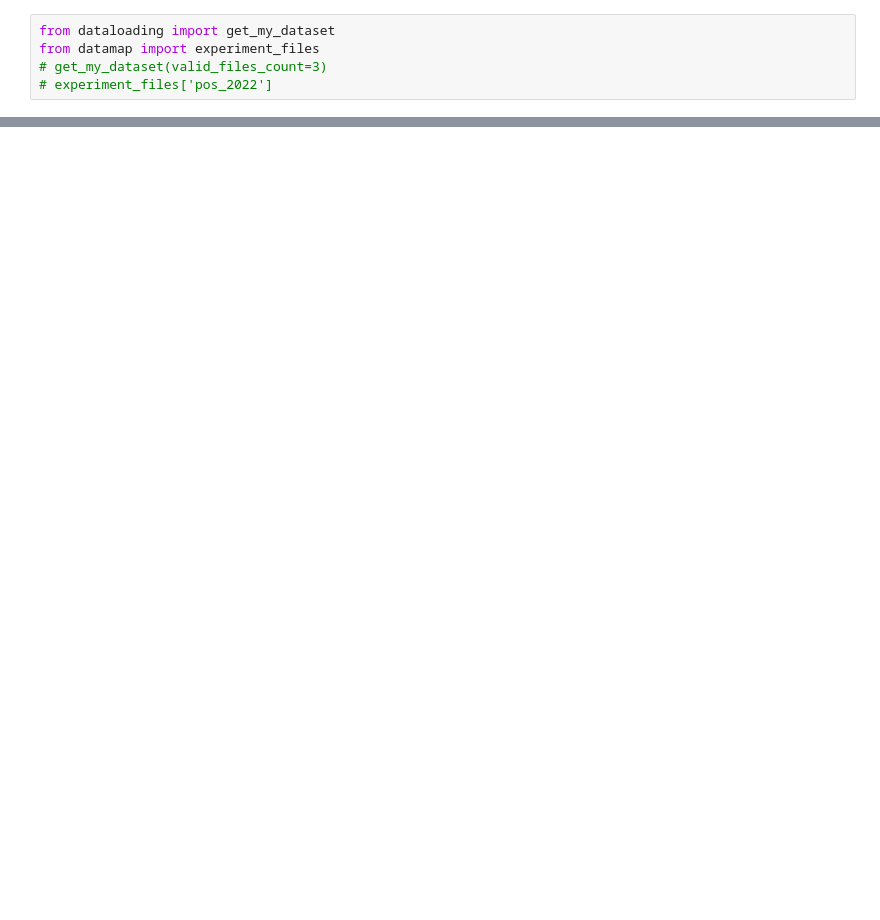
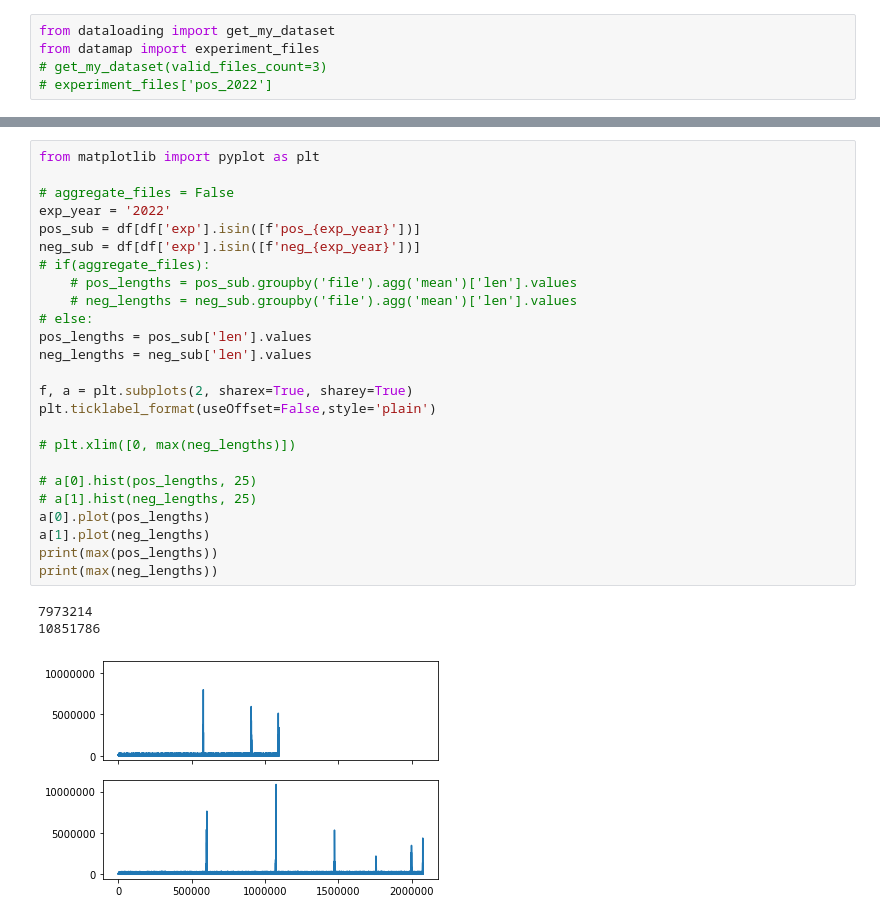
Before and after one commit to maragkakislab/rnakinet, a Jupyter notebook: Explore.ipynb, the cells around one changed output, grey strips where cells are left out. Cells and saved outputs as stored; diff of their text form; blank space fills up the shorter version.

```diff
--- a/Explore.ipynb
+++ b/Explore.ipynb
@@ -207,0 +262,29 @@ from datamap import experiment_files
+# %%
+from matplotlib import pyplot as plt
+
+# aggregate_files = False
+exp_year = '2022'
+pos_sub = df[df['exp'].isin([f'pos_{exp_year}'])]
+neg_sub = df[df['exp'].isin([f'neg_{exp_year}'])]
+# if(aggregate_files):
+    # pos_lengths = pos_sub.groupby('file').agg('mean')['len'].values
+    # neg_lengths = neg_sub.groupby('file').agg('mean')['len'].values
+# else:
+pos_lengths = pos_sub['len'].values
+neg_lengths = neg_sub['len'].values
+
+f, a = plt.subplots(2, sharex=True, sharey=True)
+plt.ticklabel_format(useOffset=False,style='plain')
+
+# plt.xlim([0, max(neg_lengths)])
+
+# a[0].hist(pos_lengths, 25)
+# a[1].hist(neg_lengths, 25)
+a[0].plot(pos_lengths)
+a[1].plot(neg_lengths)
+print(max(pos_lengths))
+print(max(neg_lengths))
+# %% [output]
+7973214
+10851786
+[figure, added]
```
Also changed, not shown: parts of 16 cells of this notebook, 5 other files.
